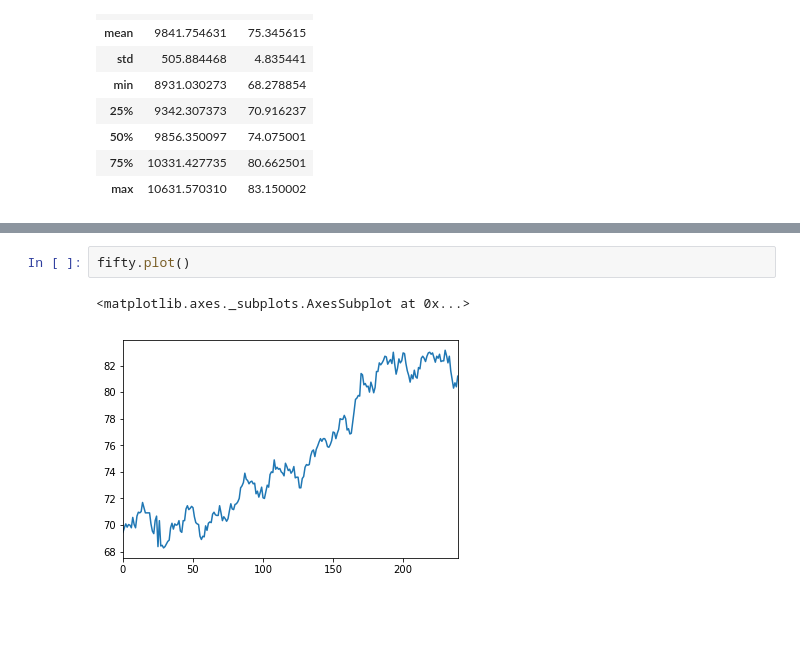
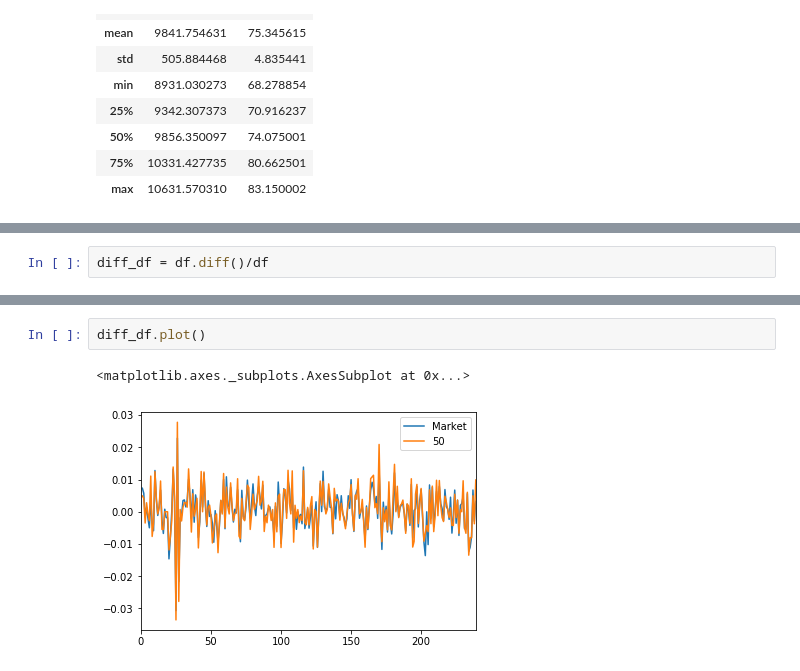
Before and after one commit to Komegaga/data_analysis, a Jupyter notebook: linear_regression/main.ipynb, the cells around one changed output, grey strips where cells are left out. Drawn from its saved outputs; the diff is of its cells as text; blank space fills up the shorter version.

```diff
--- a/linear_regression/main.ipynb
+++ b/linear_regression/main.ipynb
@@ -46,0 +63,2 @@ market.plot()
+# %%
+diff_df = df.diff()/df
@@ -47,5 +86,5 @@ market.plot()
 # %%
-fifty.plot()
+diff_df.plot()
 # %% [output]
 <matplotlib.axes._subplots.AxesSubplot at 0x...>
-[figure, old version]
+[figure, new version]
```
Also changed, not shown: parts of 34 cells of this notebook.
